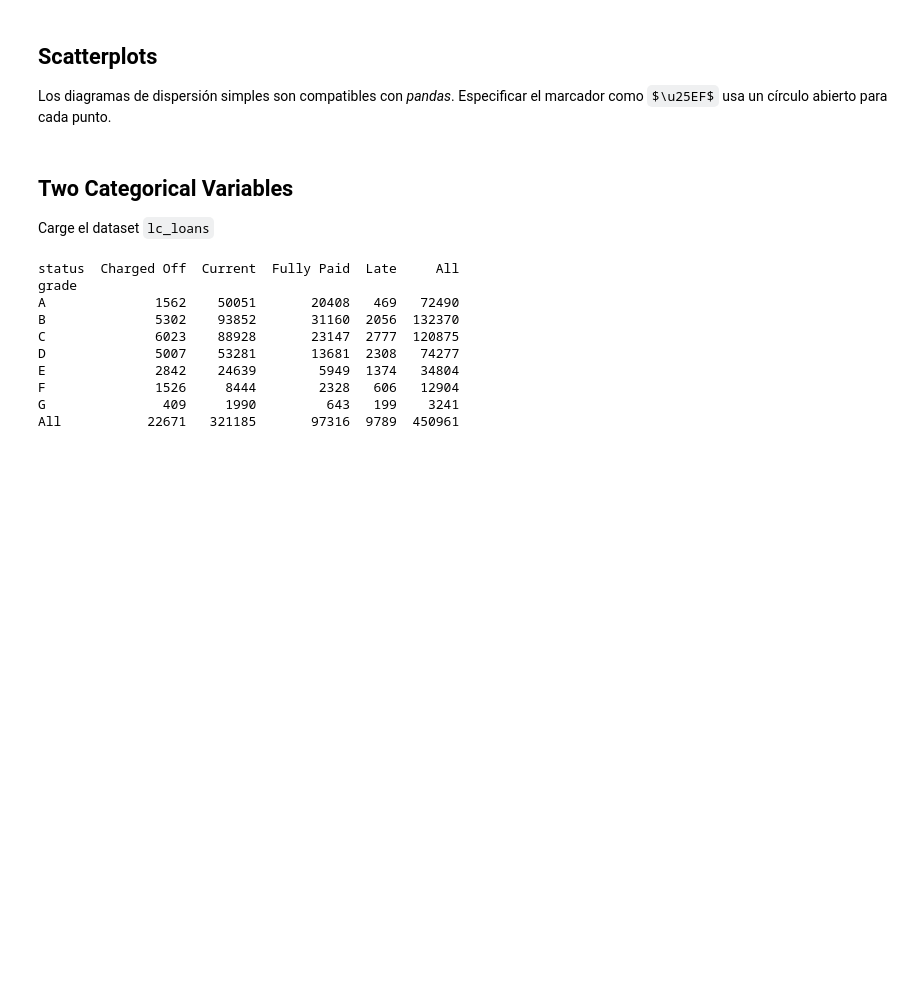
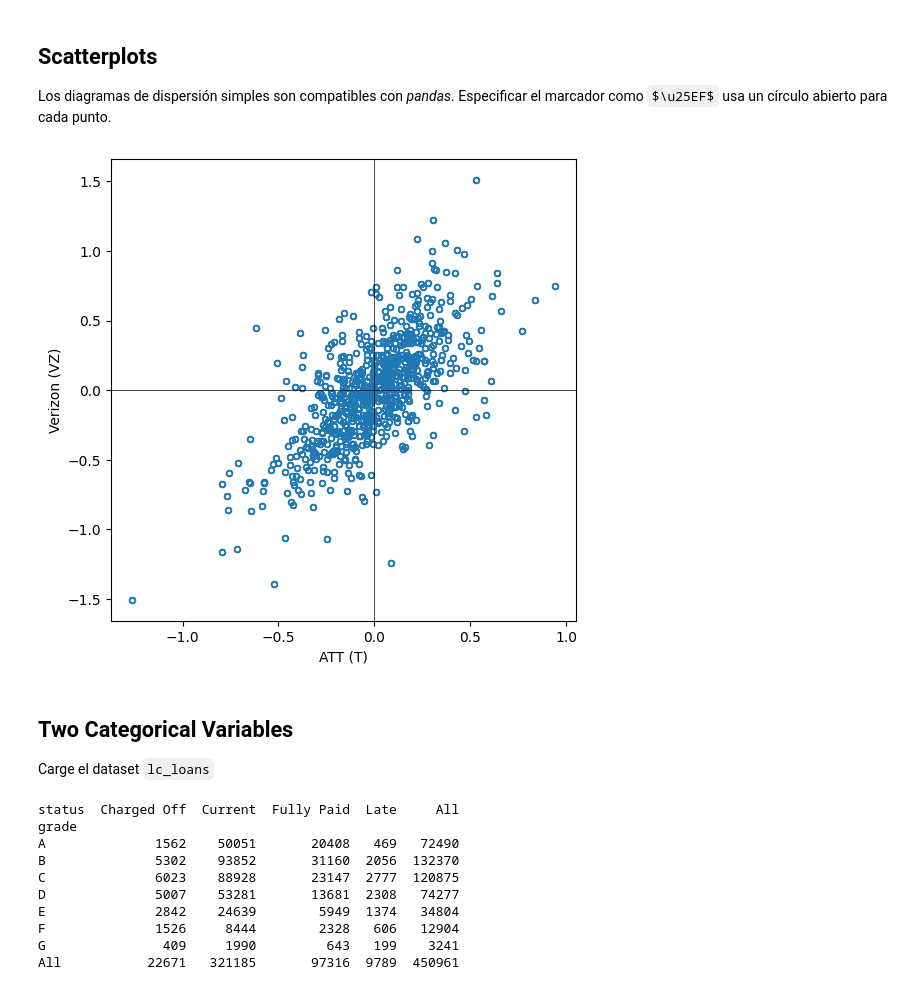
Before and after one commit to Ekronec/Machine-Learning, a Jupyter notebook: Experiencia 1/1.4 Estadistica Descriptiva/1.4.6 Para_Resolver_Exploratory_Data_Analysis.ipynb, the cells around one changed output. Cells and saved outputs as stored; diff of their text form; code cells hidden in the pictures; blank space fills up the shorter version.

```diff
--- a/Experiencia 1/1.4 Estadistica Descriptiva/1.4.6 Para_Resolver_Exploratory_Data_Analysis.ipynb
+++ b/Experiencia 1/1.4 Estadistica Descriptiva/1.4.6 Para_Resolver_Exploratory_Data_Analysis.ipynb
@@ -304,6 +318,16 @@ Debido a la gran cantidad de columnas en esta tabla, mirar la matriz de correlac
 Los diagramas de dispersión simples son compatibles con _pandas_. Especificar el marcador como `$\u25EF$` usa un círculo abierto para cada punto.
 # %%
 # Genere un gráfico de Correlación entre ATT vs VERIZON
+# %%
+ax = telecom.plot.scatter(x='T', y='VZ', figsize=(6, 6), marker='$\u25EF$')
+ax.set_xlabel('ATT (T)')
+ax.set_ylabel('Verizon (VZ)')
+ax.axhline(0, color='black', lw=0.5)
+ax.axvline(0, color='black', lw=0.5)
+
+plt.show()
+# %% [output]
+[figure, added]
 # %% [markdown]
 ## Two Categorical Variables
 Carge el dataset `lc_loans`
```
Also changed, not shown: parts of 11 cells of this notebook.
